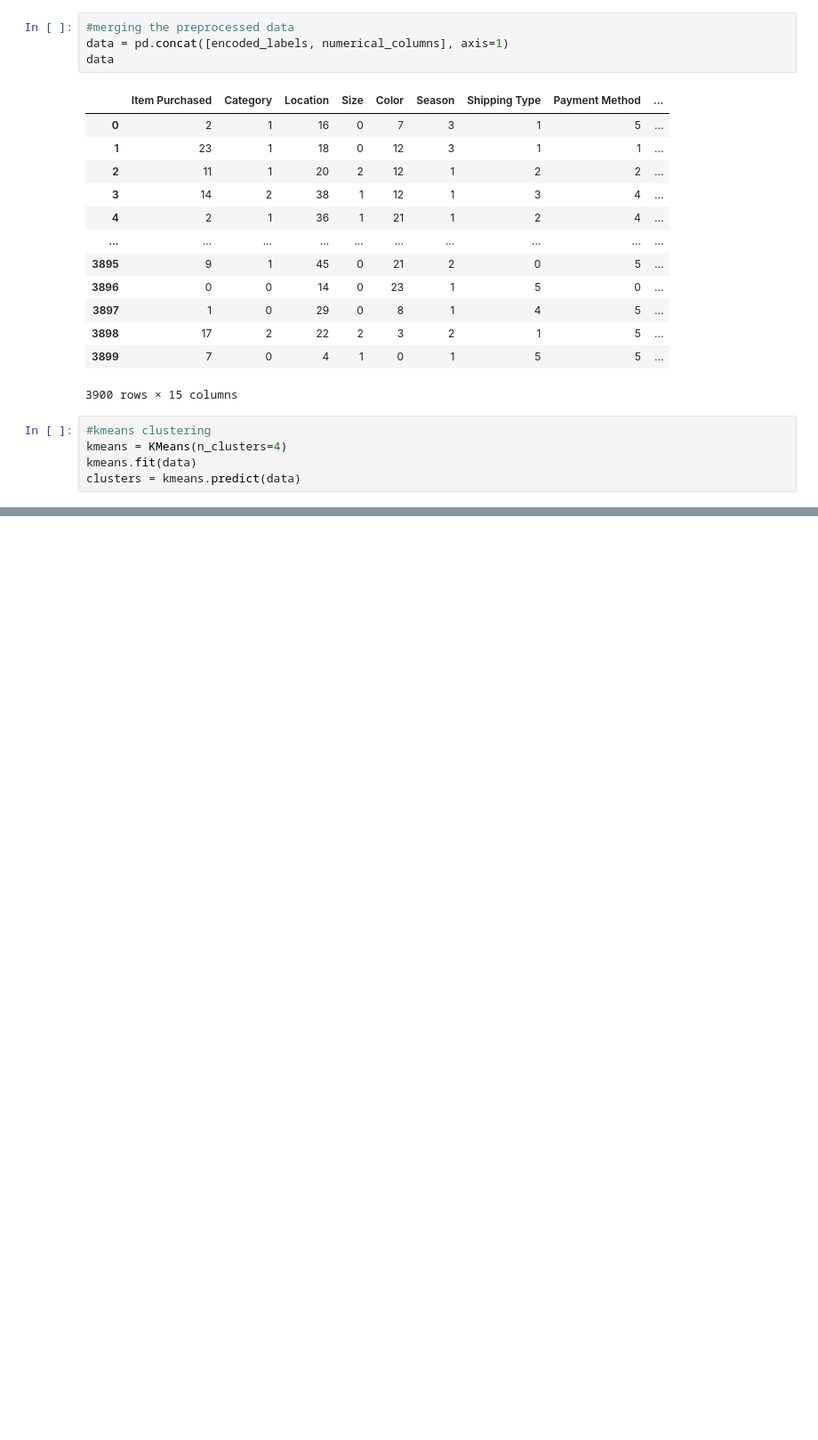
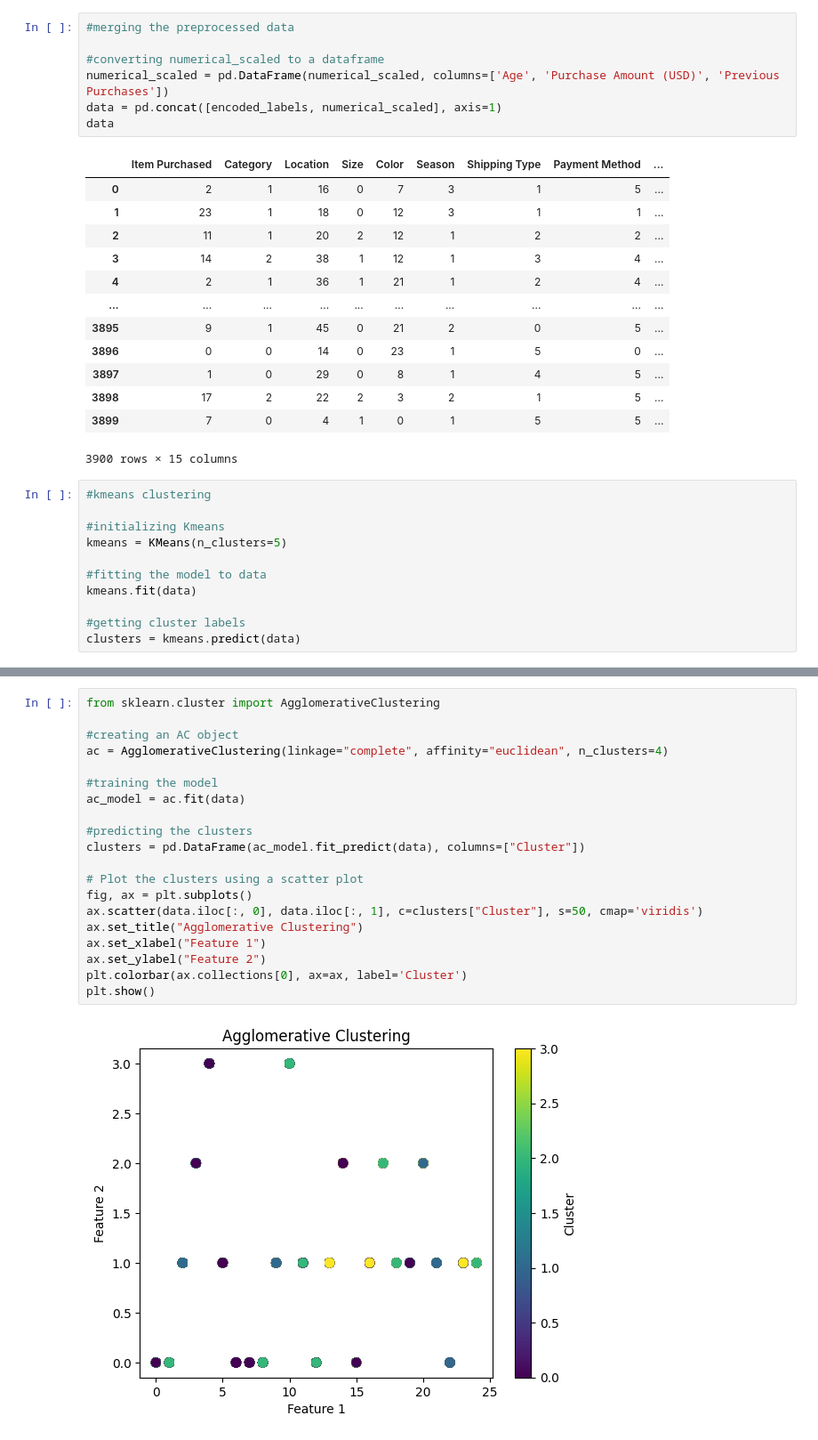
Before and after one commit to Murega14/customer_shopping_trends, a Jupyter notebook: index.ipynb, the cells around one changed output, grey strips where cells are left out. Shown at 89% size. Saved outputs shown, nothing was run; the diff lists cells and outputs as text; blank space fills up the shorter version.

Commit message:
clustering

```diff
--- a/index.ipynb
+++ b/index.ipynb
@@ -635,7 +635,10 @@ array([[ 0.71891344, -0.28562864, -0.78583067],
        [ 0.52161822,  0.89668619,  0.52947851]])
 # %%
 #merging the preprocessed data
-data = pd.concat([encoded_labels, numerical_columns], axis=1)
+
+#converting numerical_scaled to a dataframe
+numerical_scaled = pd.DataFrame(numerical_scaled, columns=['Age', 'Purchase Amount (USD)', 'Previous Purchases'])
+data = pd.concat([encoded_labels, numerical_scaled], axis=1)
 data
 # %% [output]
 |  | Item Purchased | Category | Location | Size | Color | Season | Shipping Type | Payment Method | ... |
@@ -653,6 +656,12 @@ data
 3900 rows × 15 columns
 # %%
 #kmeans clustering
-kmeans = KMeans(n_clusters=4)
+
+#initializing Kmeans
+kmeans = KMeans(n_clusters=5)
+
+#fitting the model to data
 kmeans.fit(data)
+
+#getting cluster labels
 clusters = kmeans.predict(data)
@@ -663,0 +751,22 @@ Silhouette Score: 0.1631107294070817
+# %%
+from sklearn.cluster import AgglomerativeClustering
+
+#creating an AC object
+ac = AgglomerativeClustering(linkage="complete", affinity="euclidean", n_clusters=4)
+
+#training the model
+ac_model = ac.fit(data)
+
+#predicting the clusters
+clusters = pd.DataFrame(ac_model.fit_predict(data), columns=["Cluster"])
+
+# Plot the clusters using a scatter plot
+fig, ax = plt.subplots()
+ax.scatter(data.iloc[:, 0], data.iloc[:, 1], c=clusters["Cluster"], s=50, cmap='viridis')
+ax.set_title("Agglomerative Clustering")
+ax.set_xlabel("Feature 1")
+ax.set_ylabel("Feature 2")
+plt.colorbar(ax.collections[0], ax=ax, label='Cluster')
+plt.show()
+# %% [output]
+[figure, added]
```
Also changed, not shown: parts of 7 cells of this notebook.
